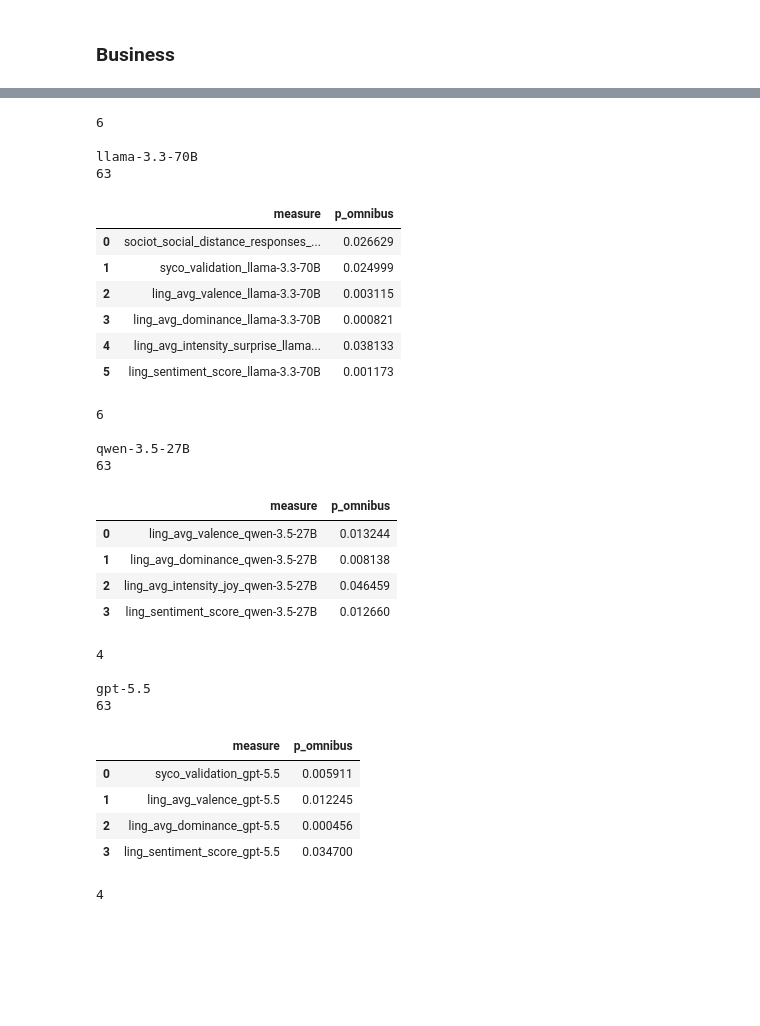
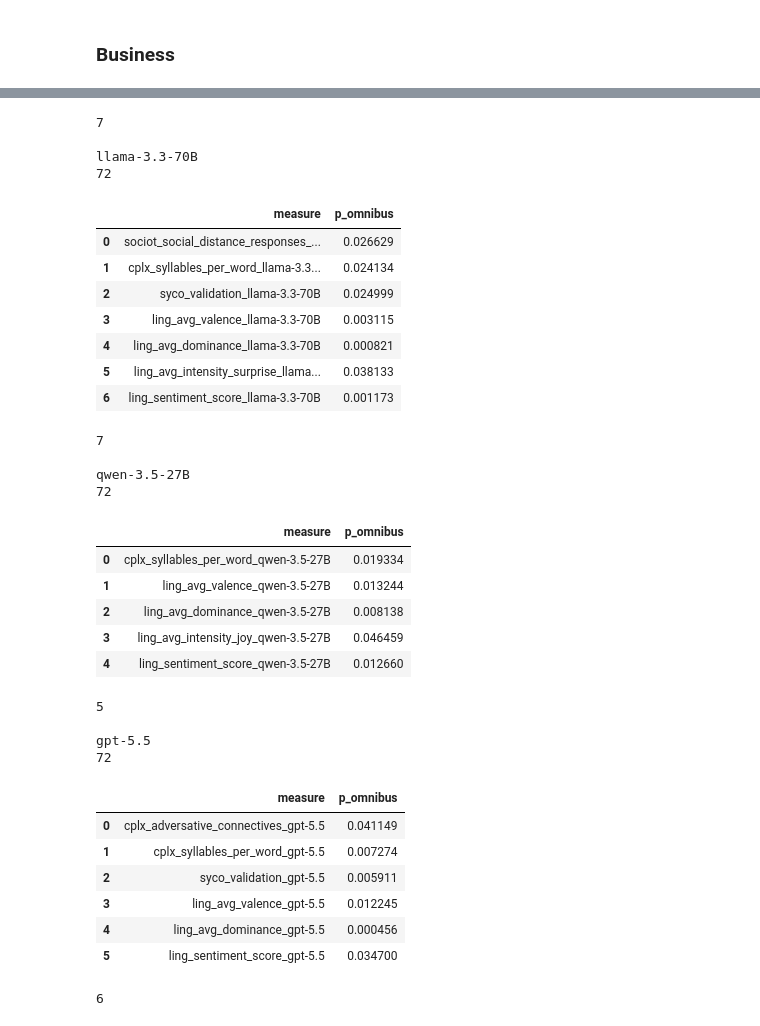
Before and after one commit to elisabassignana/seal, a Jupyter notebook: evaluation/statistical_testing/statistical_testing_per_topic.ipynb, the cells around one changed output, grey strips where cells are left out. Drawn from its saved outputs; the diff is of its cells as text; code cells hidden in the pictures; blank space fills up the shorter version.

```diff
--- a/evaluation/statistical_testing/statistical_testing_per_topic.ipynb
+++ b/evaluation/statistical_testing/statistical_testing_per_topic.ipynb
@@ -364,3 +364,10 @@ display(results)
 results.to_csv("upper_vs_low_differences_business.csv", index=False)
 # %% [markdown]
 ### Travel
+# %%
+# add in interesting complexity measures
+meas = ["cplx_syllables_per_word", "cplx_average_age_of_acquisition", "cplx_adversative_connectives"]
+models = ["gemma-4-31B", "llama-3.3-70B", "qwen-3.5-27B", "gpt-5.5"]
+
+comp_cols = [f"{m}_{model}" for m in meas for model in models]
+comp_cols
@@ -367,6 +387,9 @@ results.to_csv("upper_vs_low_differences_business.csv", index=False)
 # %%
 res_ul = pd.read_csv("upper_vs_low_differences_travel.csv")
-res_ul = res_ul[~res_ul["measure"].str.startswith("cplx")]
+res_ul = res_ul[
+    ~res_ul["measure"].str.startswith("cplx", na=False)
+    | res_ul["measure"].isin(comp_cols)
+]
 
 models = ["gemma-4-31B", "llama-3.3-70B", "qwen-3.5-27B", "gpt-5.5"]
 
@@ -407,12 +434,15 @@ gpt-5.5
 # %%
-res_ul = pd.read_csv("all_group_differences_travel.csv")
-res_ul = res_ul[~res_ul["measure"].str.startswith("cplx")]
+res_ag = pd.read_csv("all_group_differences_travel.csv")
+res_ag = res_ag[
+    ~res_ag["measure"].str.startswith("cplx", na=False)
+    | res_ag["measure"].isin(comp_cols)
+]
 
 models = ["gemma-4-31B", "llama-3.3-70B", "qwen-3.5-27B", "gpt-5.5"]
 
 for m in models:
     print(m)
-    res_model = res_ul[res_ul["measure"].str.endswith(m)]
+    res_model = res_ag[res_ag["measure"].str.endswith(m)]
     print(len(res_model))
 
     sign = res_model[res_model["pair_flag"] != "omnibus not significant"]
@@ -452,7 +483,10 @@ gpt-5.5
 ### Business
 # %%
 res_ul = pd.read_csv("upper_vs_low_differences_business.csv")
-res_ul = res_ul[~res_ul["measure"].str.startswith("cplx")]
+res_ul = res_ul[
+    ~res_ul["measure"].str.startswith("cplx", na=False)
+    | res_ul["measure"].isin(comp_cols)
+]
 
 models = ["gemma-4-31B", "llama-3.3-70B", "qwen-3.5-27B", "gpt-5.5"]
 
@@ -504,12 +545,15 @@ gpt-5.5
 # %%
-res_ul = pd.read_csv("all_group_differences_business.csv")
-res_ul = res_ul[~res_ul["measure"].str.startswith("cplx")]
+res_ag = pd.read_csv("all_group_differences_business.csv")
+res_ag = res_ag[
+    ~res_ag["measure"].str.startswith("cplx", na=False)
+    | res_ag["measure"].isin(comp_cols)
+]
 
 models = ["gemma-4-31B", "llama-3.3-70B", "qwen-3.5-27B", "gpt-5.5"]
 
 for m in models:
     print(m)
-    res_model = res_ul[res_ul["measure"].str.endswith(m)]
+    res_model = res_ag[res_ag["measure"].str.endswith(m)]
     print(len(res_model))
 
     sign = res_model[res_model["pair_flag"] != "omnibus not significant"]
@@ -536,30 +581,34 @@ gemma-4-31B
-6
+7
 
 llama-3.3-70B
-63
+72
 |  | measure | p_omnibus |
 | 0 | sociot_social_distance_responses_... | 0.026629 |
-| 1 | syco_validation_llama-3.3-70B | 0.024999 |
-| 2 | ling_avg_valence_llama-3.3-70B | 0.003115 |
-| 3 | ling_avg_dominance_llama-3.3-70B | 0.000821 |
-| 4 | ling_avg_intensity_surprise_llama... | 0.038133 |
-| 5 | ling_sentiment_score_llama-3.3-70B | 0.001173 |
+| 1 | cplx_syllables_per_word_llama-3.3... | 0.024134 |
+| 2 | syco_validation_llama-3.3-70B | 0.024999 |
+| 3 | ling_avg_valence_llama-3.3-70B | 0.003115 |
+| 4 | ling_avg_dominance_llama-3.3-70B | 0.000821 |
+| 5 | ling_avg_intensity_surprise_llama... | 0.038133 |
+| 6 | ling_sentiment_score_llama-3.3-70B | 0.001173 |
-6
+7
 
 qwen-3.5-27B
-63
+72
 |  | measure | p_omnibus |
-| 0 | ling_avg_valence_qwen-3.5-27B | 0.013244 |
-| 1 | ling_avg_dominance_qwen-3.5-27B | 0.008138 |
-| 2 | ling_avg_intensity_joy_qwen-3.5-27B | 0.046459 |
-| 3 | ling_sentiment_score_qwen-3.5-27B | 0.012660 |
+| 0 | cplx_syllables_per_word_qwen-3.5-27B | 0.019334 |
+| 1 | ling_avg_valence_qwen-3.5-27B | 0.013244 |
+| 2 | ling_avg_dominance_qwen-3.5-27B | 0.008138 |
+| 3 | ling_avg_intensity_joy_qwen-3.5-27B | 0.046459 |
+| 4 | ling_sentiment_score_qwen-3.5-27B | 0.012660 |
-4
+5
 
 gpt-5.5
-63
+72
 |  | measure | p_omnibus |
-| 0 | syco_validation_gpt-5.5 | 0.005911 |
-| 1 | ling_avg_valence_gpt-5.5 | 0.012245 |
-| 2 | ling_avg_dominance_gpt-5.5 | 0.000456 |
-| 3 | ling_sentiment_score_gpt-5.5 | 0.034700 |
+| 0 | cplx_adversative_connectives_gpt-5.5 | 0.041149 |
+| 1 | cplx_syllables_per_word_gpt-5.5 | 0.007274 |
+| 2 | syco_validation_gpt-5.5 | 0.005911 |
+| 3 | ling_avg_valence_gpt-5.5 | 0.012245 |
+| 4 | ling_avg_dominance_gpt-5.5 | 0.000456 |
+| 5 | ling_sentiment_score_gpt-5.5 | 0.034700 |
-4
+6
```
Also changed, not shown: parts of 5 cells of this notebook, 1 other file.
